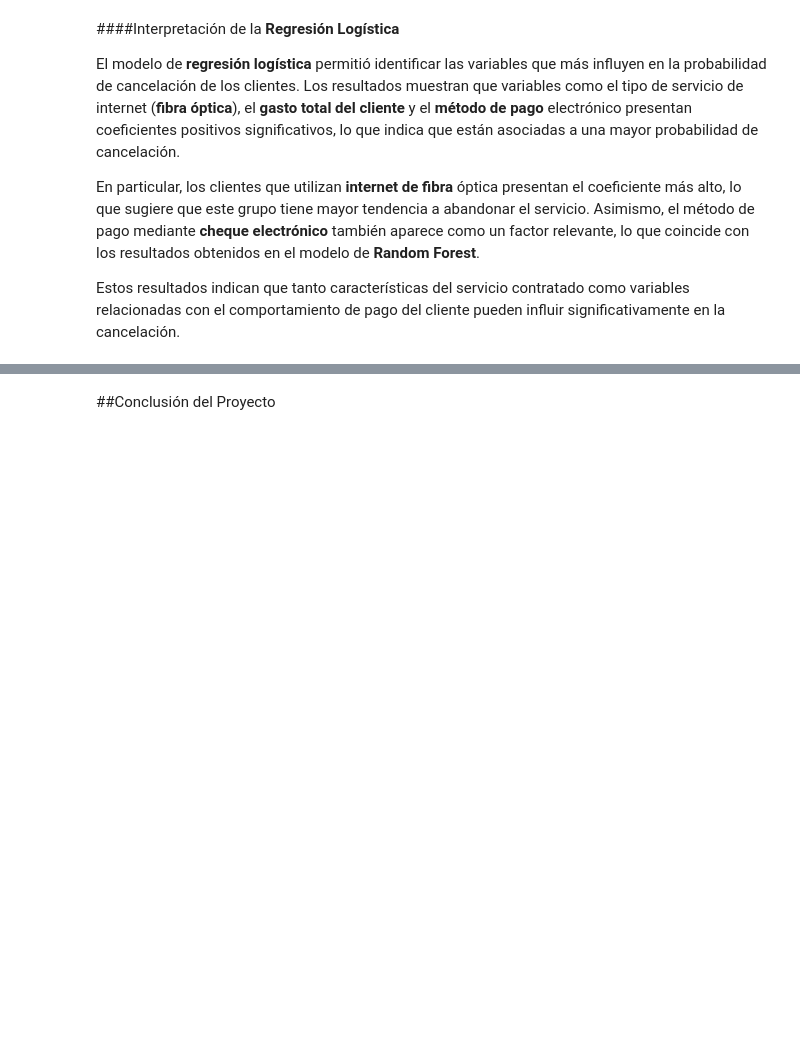
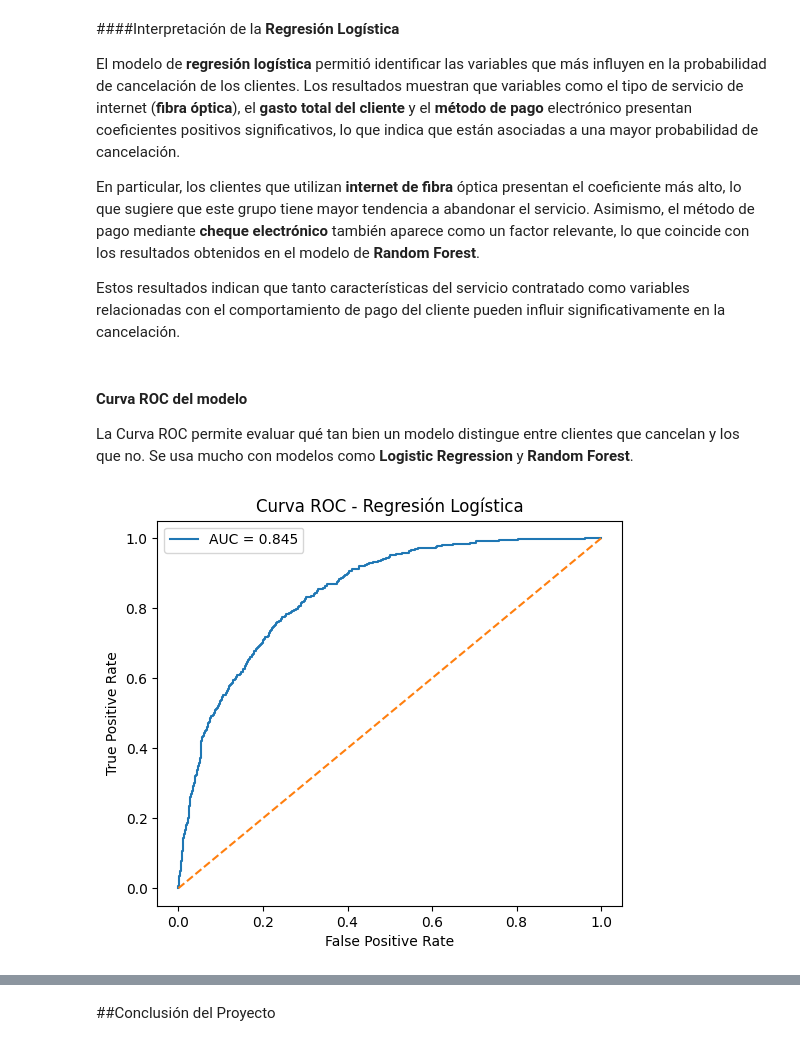
Before and after one commit to Pameta1/TelecomX_2, a Jupyter notebook: TelecomX_2.ipynb, the cells around one changed output, grey strips where cells are left out. Cells and saved outputs as stored; diff of their text form; code cells hidden in the pictures; blank space fills up the shorter version.

```diff
--- a/TelecomX_2.ipynb
+++ b/TelecomX_2.ipynb
@@ -967,3 +967,34 @@ El modelo de **regresión logística** permitió identificar las variables que m
 En particular, los clientes que utilizan **internet de fibra** óptica presentan el coeficiente más alto, lo que sugiere que este grupo tiene mayor tendencia a abandonar el servicio. Asimismo, el método de pago mediante **cheque electrónico** también aparece como un factor relevante, lo que coincide con los resultados obtenidos en el modelo de **Random Forest**.
 
 Estos resultados indican que tanto características del servicio contratado como variables relacionadas con el comportamiento de pago del cliente pueden influir significativamente en la cancelación.
+# %% [markdown]
+#### **Curva ROC del modelo**
+
+La Curva ROC permite evaluar qué tan bien un modelo distingue entre clientes que cancelan y los que no.
+Se usa mucho con modelos como **Logistic Regression** y **Random Forest**.
+# %%
+from sklearn.metrics import roc_curve, roc_auc_score
+import matplotlib.pyplot as plt
+
+# Probabilidades del modelo
+y_prob = modelo_lr.predict_proba(X_test)[:,1]
+
+# Calcular curva ROC
+fpr, tpr, thresholds = roc_curve(y_test, y_prob)
+
+# AUC
+auc = roc_auc_score(y_test, y_prob)
+
+# Gráfico
+plt.figure(figsize=(6,5))
+plt.plot(fpr, tpr, label="AUC = " + str(round(auc,3)))
+plt.plot([0,1],[0,1],'--')
+
+plt.xlabel("False Positive Rate")
+plt.ylabel("True Positive Rate")
+plt.title("Curva ROC - Regresión Logística")
+
+plt.legend()
+plt.show()
+# %% [output]
+[figure, added]
```
Also changed, not shown: parts of 1 cell of this notebook.
